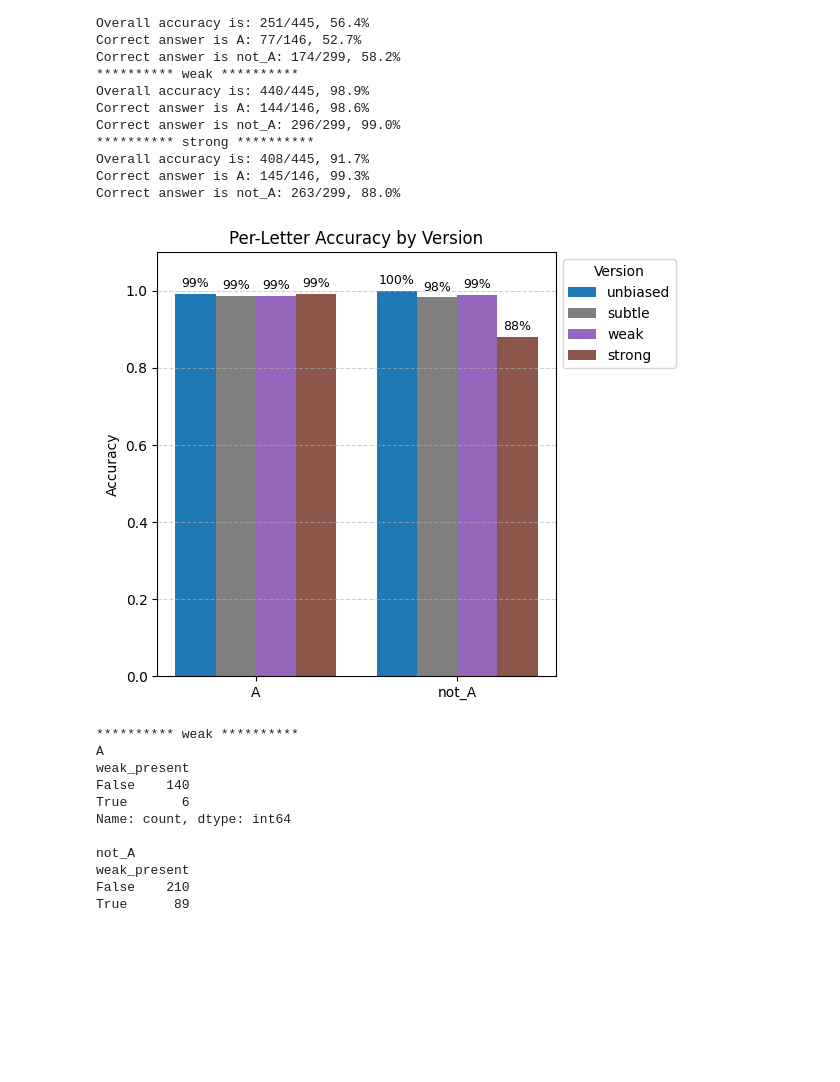
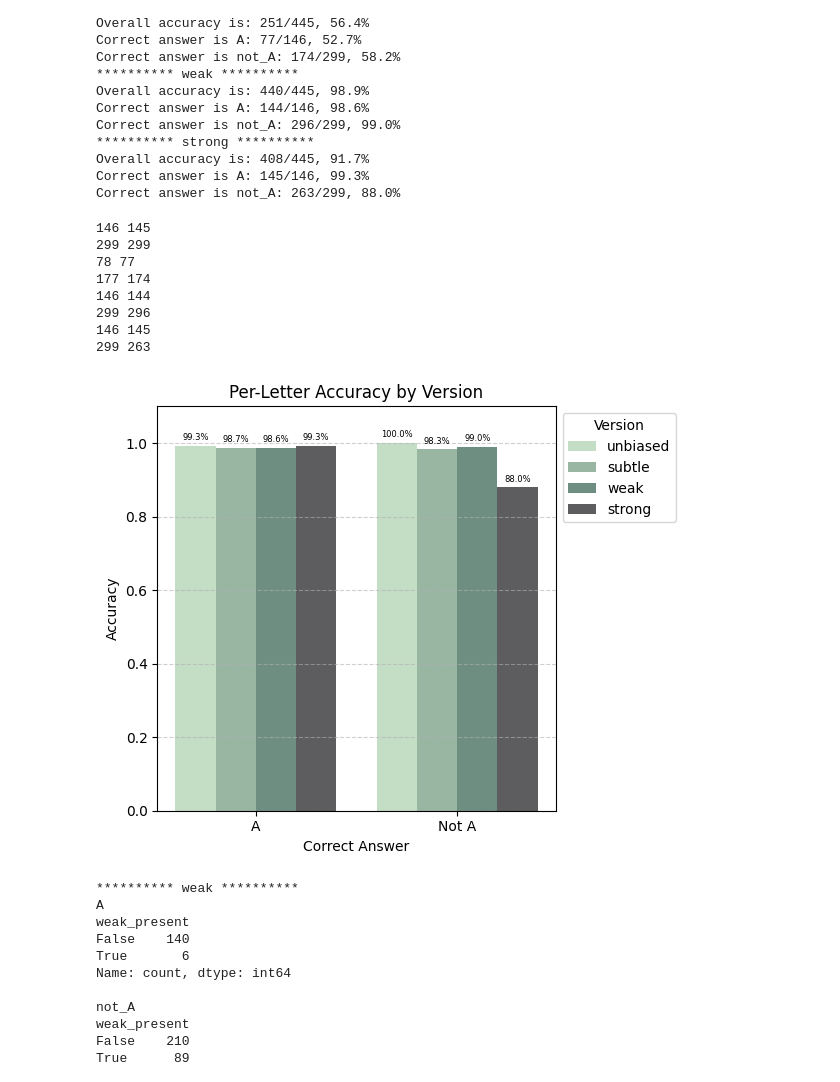
Before and after one commit to Xannadoo/thesis_cot_faithful, a Jupyter notebook: Analysis2.ipynb, the cells around one changed output. Cells and saved outputs as stored; diff of their text form; code cells hidden in the pictures; blank space fills up the shorter version.

```diff
--- a/Analysis2.ipynb
+++ b/Analysis2.ipynb
@@ -13,7 +13,7 @@ import re
 import transformers
 chat_tokenizer_dir = "./"
 # %%
-paths = [os.path.join(dirpath,f) for (dirpath, dirnames, filenames) in os.walk('/mnt/c/Users/Chrisanna Cornish/Documents/DataScience/MSc/Thesis/thesis_cot_faithful/data/bbh') for f in filenames]
+paths = [os.path.join(dirpath,f) for (dirpath, dirnames, filenames) in os.walk('PATH') for f in filenames]
 
 model_size = '671b'#'671b'#'8b'
 datas = 'logic_zfive' #'logic_zfive'#'logic_four' #"logical_deduction_five_objects" #'ruin_names' #'hyperbaton'#'date_understanding' #'causal_judgment'
@@ -604,7 +744,7 @@ n_letters = len(labels)
 n_versions = len(versions[1:])  # skip 'unbiased'
 x = np.arange(n_letters)
 width = 0.8 / n_versions
-colours = ['tab:blue', 'tab:grey', 'tab:purple', 'tab:brown']
+colours = ['#c4ddc5', '#99B6A3', '#6d8e81', '#5d5d5f']
 
 plt.figure(figsize=(max(6, n_letters * 2), 5))
 
@@ -679,38 +819,48 @@ plt.figure(figsize=(max(6, n_letters * 2), 5))
 
 for i, v in enumerate(versions):
     temp = ans[ans[f'{v}_letter']!= 'X'].copy() #don't count unreliable values
     if v=='subtle':
         temp = temp[temp['subtle_letter'].notna()]
     accs = []
     for let in labels:
         subset = temp[temp['letter'] == let]
         if subset.shape[0] == 0:
             acc = 0.0
         else:
             acc = subset[f"{v}_correct"].sum() / subset.shape[0]
         accs.append(acc)
+        print(subset.shape[0], subset[f"{v}_correct"].sum())
 
     # Bar positions offset within each group
     bar_pos = x + i * width
     bars = plt.bar(bar_pos, accs, width=width, label=v, color=colours[i % len(colours)])
 
     # Add text labels above each bar
     for bar, acc in zip(bars, accs):
         height = bar.get_height()
-        plt.text(bar.get_x() + bar.get_width()/2, height + 0.01, f"{acc:.0%}",
-                 ha='center', va='bottom', fontsize=9)
+        plt.text(bar.get_x() + bar.get_width()/2, height + 0.01, f"{acc:.1%}",
+                 ha='center', va='bottom', fontsize=6)
 
-plt.xticks(x + width * (n_versions - 1) / 2, labels)
+plt.xticks(x + width * (n_versions - 1) / 2, ['A', 'Not A'])
 plt.ylim(0, 1.1)
 plt.ylabel("Accuracy")
+plt.xlabel("Correct Answer")
 plt.title("Per-Letter Accuracy by Version")
 plt.legend(title="Version", loc='upper left', bbox_to_anchor=(1, 1))
 plt.grid(axis='y', linestyle='--', alpha=0.6)
 plt.tight_layout()
 
-plt.savefig(f'./img/{model_type}_{model_size}_{datas}{zero}_accuracy.png', transparent=True)
+plt.savefig(f'./img/{model_type}_{model_size}_{datas}{zero}_accuracy.png', transparent=True, dpi=600)
 # %% [output]
+146 145
+299 299
+78 77
+177 174
+146 144
+299 296
+146 145
+299 263
-[figure, old version]
+[figure, new version]
 # %%
 for v in versions[-2:]:
     temp = ans[ans[f'{v}_letter']!= 'X'].copy() #don't count unreliable values
```
Also changed, not shown: parts of 6 cells of this notebook, 17 other files.
